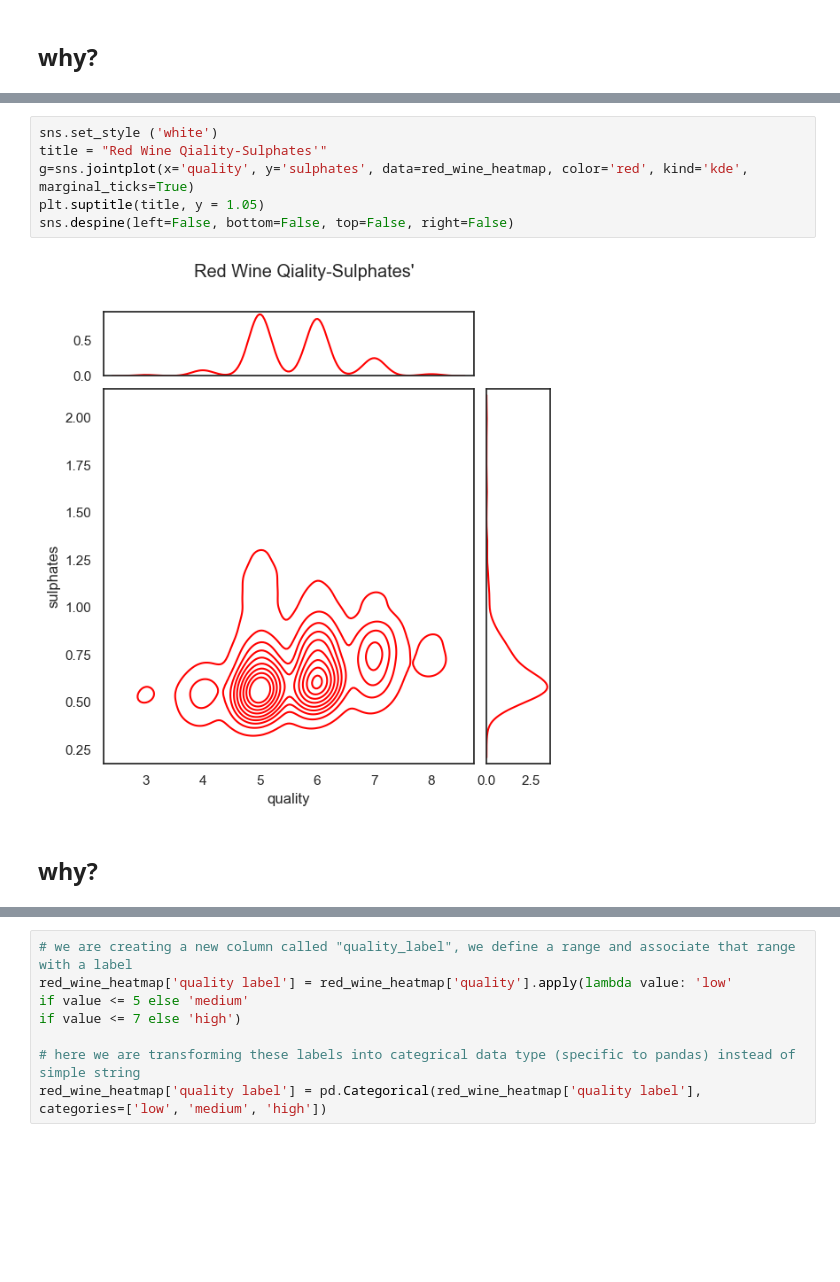
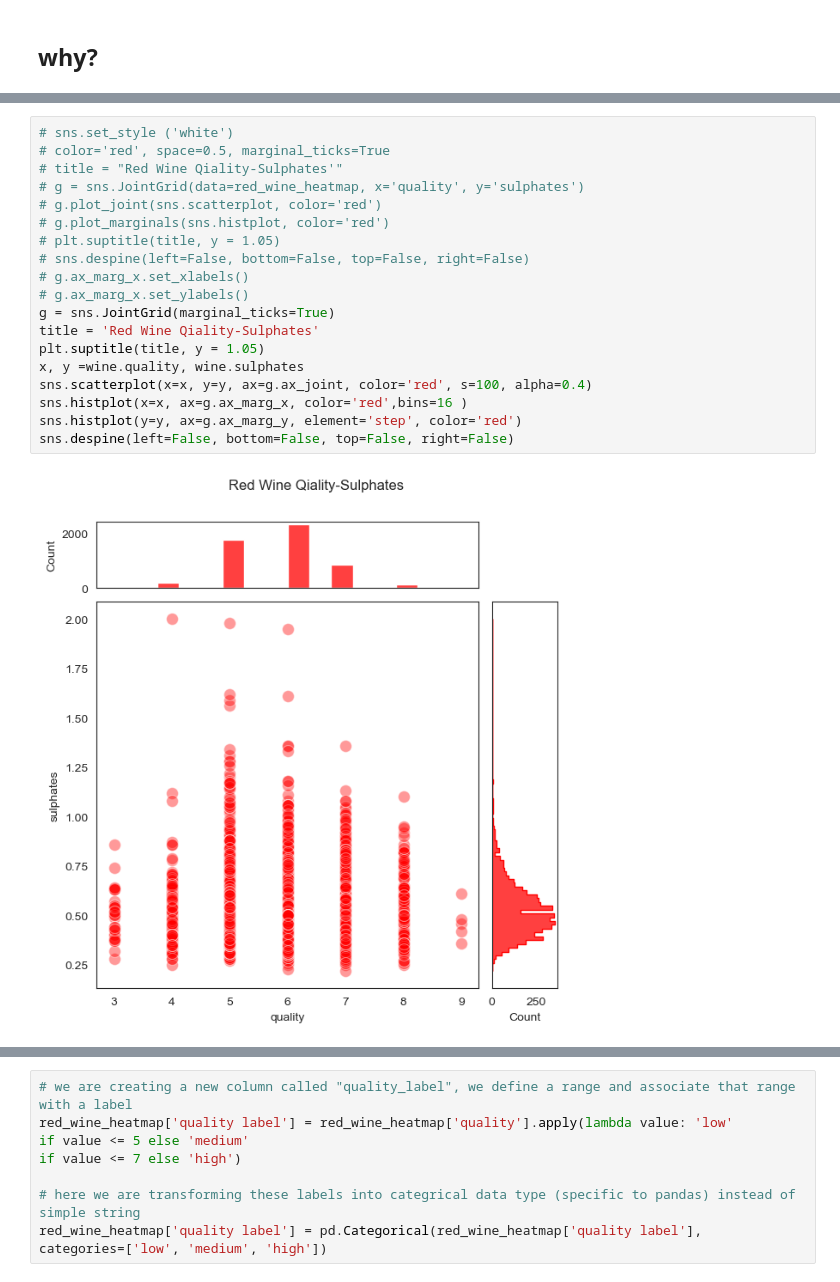
Before and after one commit to gabriela-arlt/BlueBerry-Winery, a Jupyter notebook: wine+quality/wine_sprint 2.ipynb, the cells around one changed output, grey strips where cells are left out. Drawn from its saved outputs; the diff is of its cells as text; blank space fills up the shorter version.

```diff
--- a/wine+quality/wine_sprint 2.ipynb
+++ b/wine+quality/wine_sprint 2.ipynb
@@ -119,10 +123,21 @@ Text(0.5, 1.05, "Wine Qiality-Sulphates'")
-# %%
-sns.set_style ('white')
-title = "Red Wine Qiality-Sulphates'"
-g=sns.jointplot(x='quality', y='sulphates', data=red_wine_heatmap, color='red', kind='kde', marginal_ticks=True)
-plt.suptitle(title, y = 1.05)
-sns.despine(left=False, bottom=False, top=False, right=False)
-# %% [output]
-[figure, removed]
-# %% [markdown]
-## why?
+# %%
+# sns.set_style ('white')
+# color='red', space=0.5, marginal_ticks=True
+# title = "Red Wine Qiality-Sulphates'"
+# g = sns.JointGrid(data=red_wine_heatmap, x='quality', y='sulphates')
+# g.plot_joint(sns.scatterplot, color='red')
+# g.plot_marginals(sns.histplot, color='red')
+# plt.suptitle(title, y = 1.05)
+# sns.despine(left=False, bottom=False, top=False, right=False)
+# g.ax_marg_x.set_xlabels()
+# g.ax_marg_x.set_ylabels()
+g = sns.JointGrid(marginal_ticks=True)
+title = 'Red Wine Qiality-Sulphates'
+plt.suptitle(title, y = 1.05)
+x, y =wine.quality, wine.sulphates
+sns.scatterplot(x=x, y=y, ax=g.ax_joint, color='red', s=100, alpha=0.4)
+sns.histplot(x=x, ax=g.ax_marg_x, color='red',bins=16 )
+sns.histplot(y=y, ax=g.ax_marg_y, element='step', color='red')
+sns.despine(left=False, bottom=False, top=False, right=False)
+# %% [output]
+[figure, added]
```
Also changed, not shown: parts of 6 cells of this notebook.
